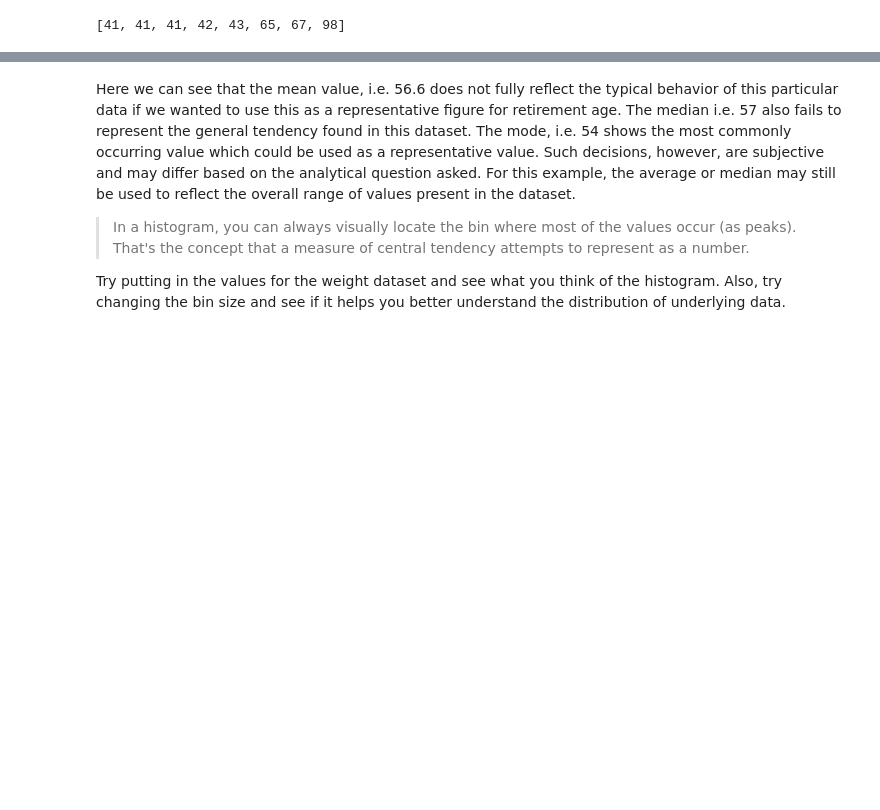
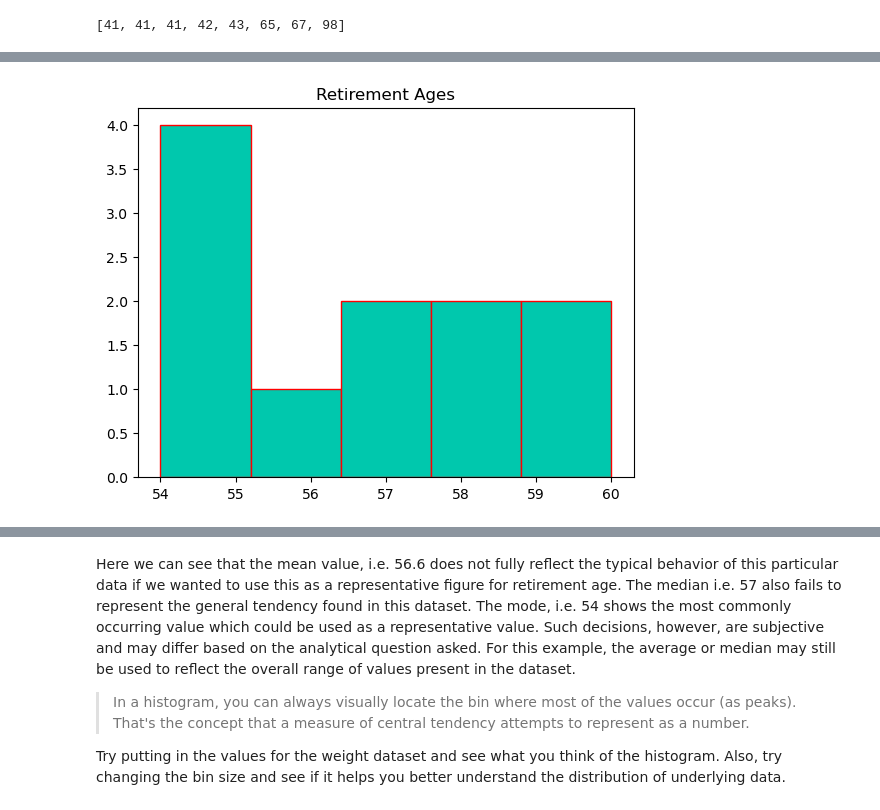
Before and after one commit to shimuli2011/dsc-measures-of-central-tendency, a Jupyter notebook: index.ipynb, the cells around one changed output, grey strips where cells are left out. Cells and saved outputs as stored; diff of their text form; code cells hidden in the pictures; blank space fills up the shorter version.

```diff
--- a/index.ipynb
+++ b/index.ipynb
@@ -204,2 +204,10 @@ plt.title("Retirement Ages");
+# %%
+import matplotlib.pyplot as plt
+x = [54, 54, 54, 55, 56, 57, 57, 58, 58, 60, 60]
+bins = 5
+plt.hist(x, bins=bins, edgecolor="red", color="#00C8AD")
+plt.title("Retirement Ages");
+# %% [output]
+[figure, added]
 # %%
 bins = 6
```
Also changed, not shown: parts of 3 cells of this notebook.
